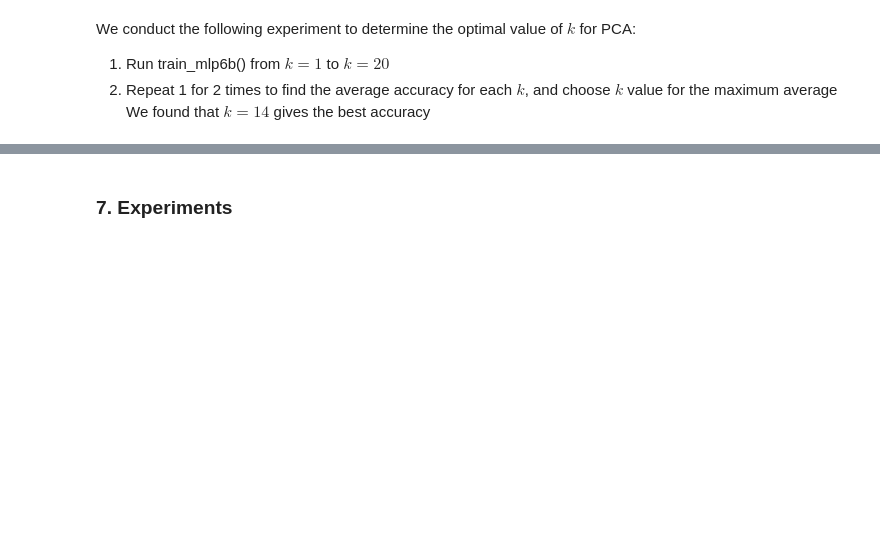
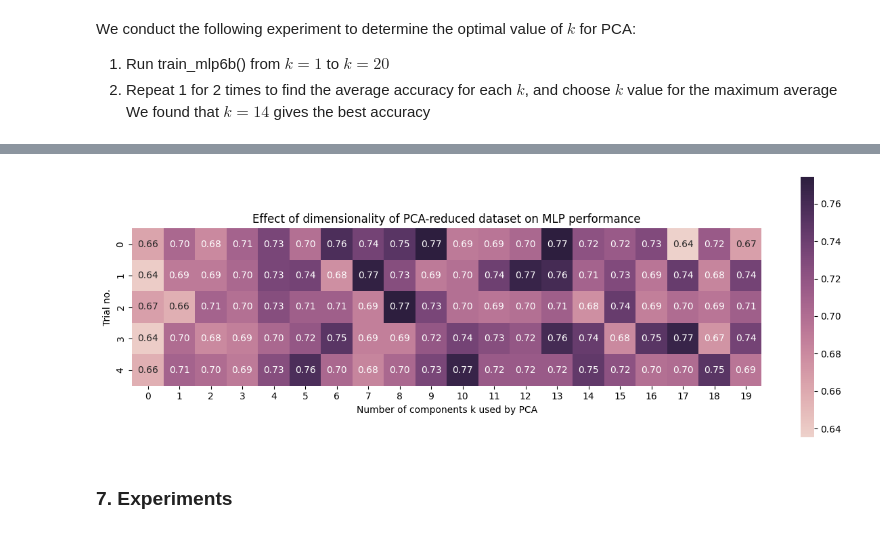
Before and after one commit to jhtkoo0426/UCL-FYP, a Jupyter notebook: src/models/mlp.ipynb, the cells around one changed output, grey strips where cells are left out. Saved outputs shown, nothing was run; the diff lists cells and outputs as text; code cells hidden in the pictures; blank space fills up the shorter version.

```diff
--- a/src/models/mlp.ipynb
+++ b/src/models/mlp.ipynb
@@ -228,6 +228,7 @@ class MLP(nn.Module):
             # Accuracy
             accuracy = (predicted == labels).float().mean()
             print(f"Accuracy of MLP model: {accuracy*100:.2f}%")
+            return accuracy.item()
 
     def plot_losses(self):
         plt.plot(self.losses)
@@ -545,10 +546,13 @@ We conduct the following experiment to determine the optimal value of $k$ for PC
 We found that $k=14$ gives the best accuracy
 # %%
 def mlp6c(object_names):
+    accuracies = []
     for i in range(0, 20):
         mlp6c_final_ds, mlp6c_grasp_outcomes_ds = prepare_cnn_dataset(object_names, object_features, pca_required=True, k=i+1)
         X_final_complete_train, X_final_complete_test, y_final_complete_train, y_final_complete_test = train_test_split(mlp6c_final_ds, mlp6c_grasp_outcomes_ds, test_size=0.2)
 
         mlp6c = MLP(input_size=mlp6c_final_ds.shape[1], hidden_size=64, output_size=1)
         mlp6c.train_mlp(epochs=1000, X_train=X_final_complete_train, y_train=y_final_complete_train)
-        mlp6c.eval_mlp(X_test=X_final_complete_test, y_test=y_final_complete_test, verbose=False)
+        accuracy = mlp6c.eval_mlp(X_test=X_final_complete_test, y_test=y_final_complete_test, verbose=False)
+        accuracies.append(accuracy)
+    return accuracies
@@ -574,0 +562,3 @@ Accuracy of MLP model: 68.75%
+# %%
+# Store the results of running the mlp6c() function across 5 trials
+pca_trial_accuracies = np.array([mlp6c(object_names) for _ in range(5)])
@@ -575,3 +601,17 @@ Accuracy of MLP model: 68.75%
+# %%
+# Set the size of the plot
+fig, ax = plt.subplots(figsize=(15,5))
+
+# Create heatmap plot using seaborn and label each cell with its value
+sns.heatmap(pca_trial_accuracies, annot=True, fmt='.2f', ax=ax, square=True, cmap=sns.cubehelix_palette(as_cmap=True))
+
+# Show plot
+plt.title('Effect of dimensionality of PCA-reduced dataset on MLP performance')
+plt.xlabel('Number of components k used by PCA')
+plt.ylabel('Trial no.')
+plt.show()
+# %% [output]
+[figure, added]
 # %% [markdown]
 ### 7. Experiments
 # %% [markdown]
```
Also changed, not shown: parts of 4 cells of this notebook.
